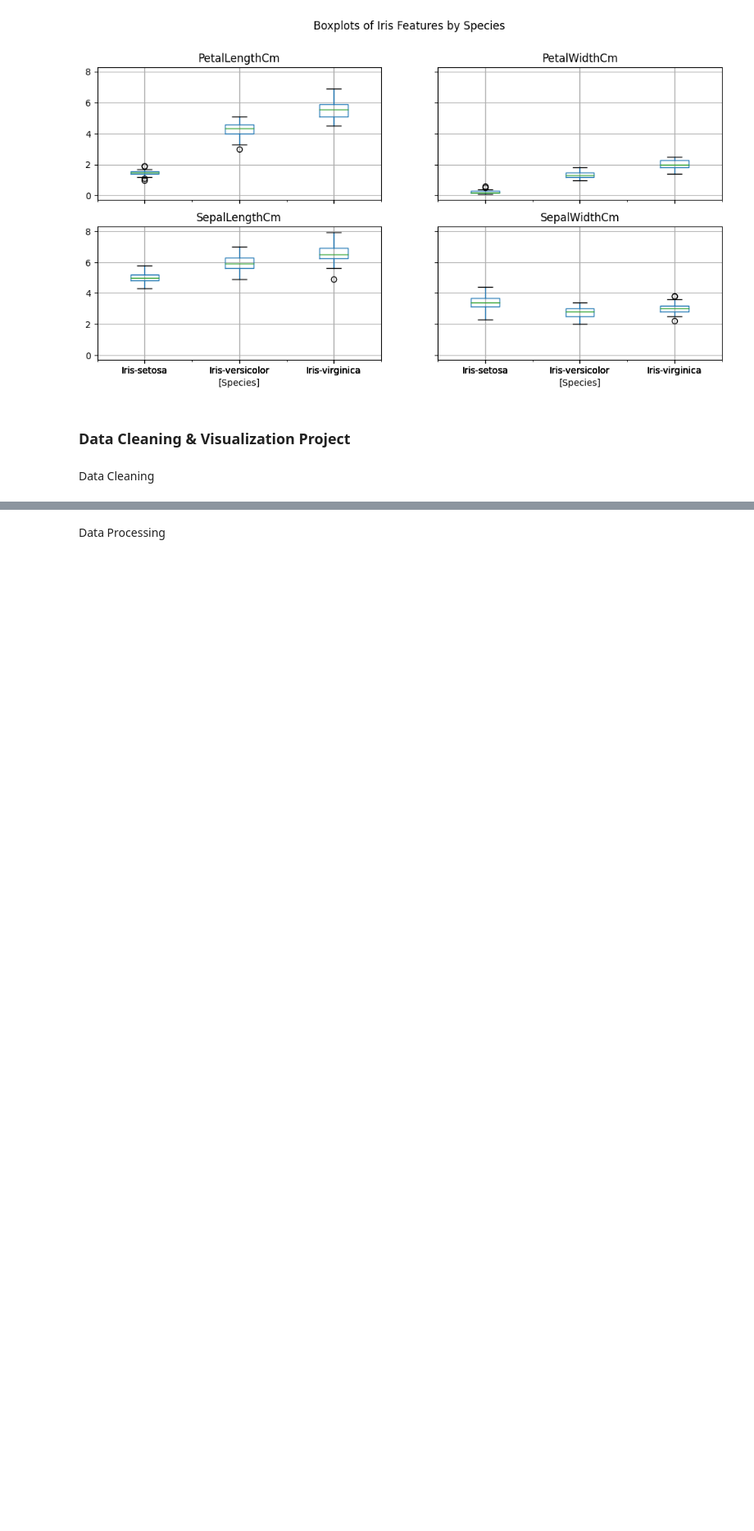
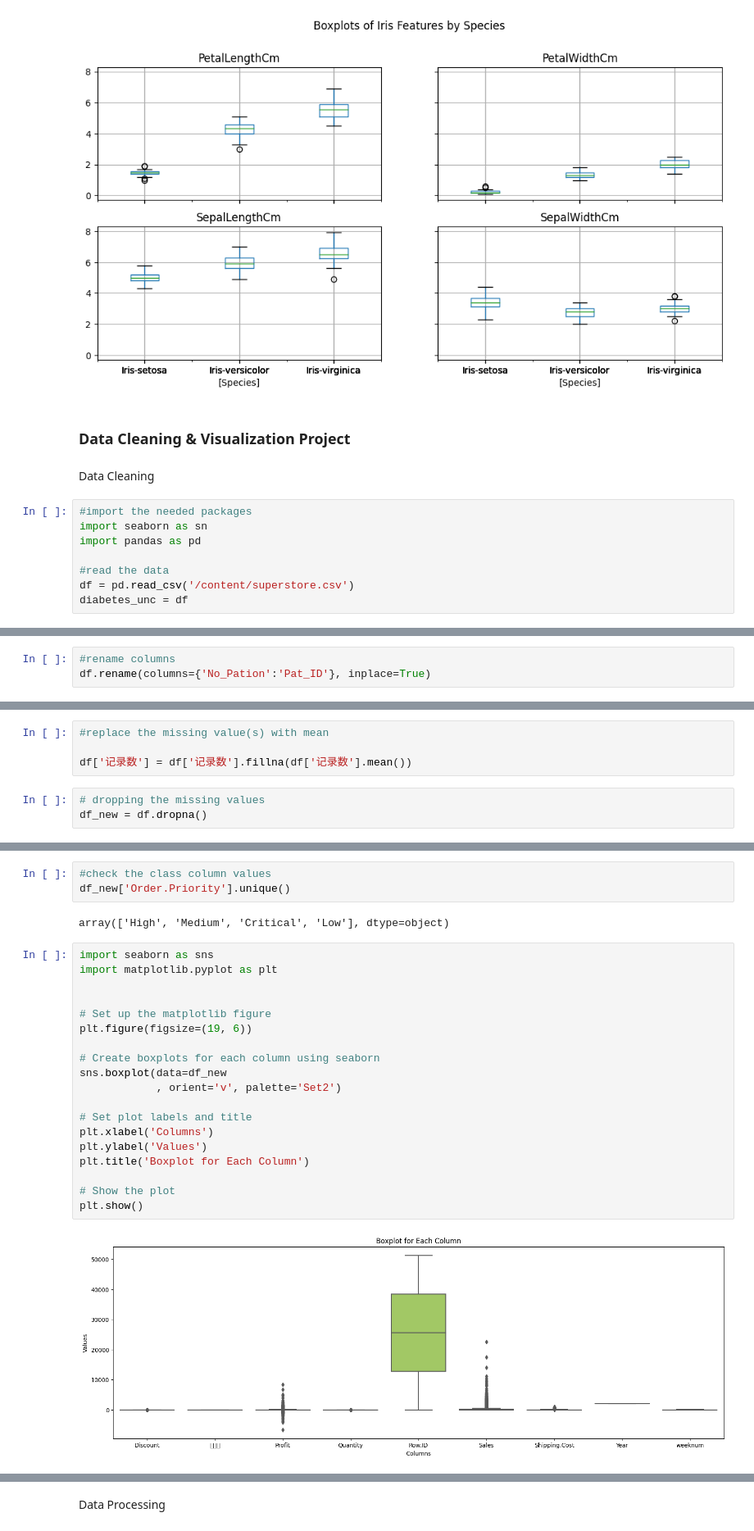
Before and after one commit to Monta243/Python1, a Jupyter notebook: Masar_Camp.ipynb, the cells around one changed output, grey strips where cells are left out. Shown at 82% size. Drawn from its saved outputs; the diff is of its cells as text; blank space fills up the shorter version.

```diff
--- a/Masar_Camp.ipynb
+++ b/Masar_Camp.ipynb
@@ -1905,3 +1905,11 @@ else:
 ### Data Cleaning & Visualization Project
 # %% [markdown]
 Data Cleaning
+# %%
+#import the needed packages
+import seaborn as sn
+import pandas as pd
+
+#read the data
+df = pd.read_csv('/content/superstore.csv')
+diabetes_unc = df
@@ -1907,0 +1938,3 @@ Data Cleaning
+# %%
+#rename columns
+df.rename(columns={'No_Pation':'Pat_ID'}, inplace=True)
@@ -1907,0 +1979,7 @@ Data Cleaning
+# %%
+#replace the missing value(s) with mean
+
+df['记录数'] = df['记录数'].fillna(df['记录数'].mean())
+# %%
+# dropping the missing values
+df_new = df.dropna()
@@ -1907,0 +2006,26 @@ Data Cleaning
+# %%
+#check the class column values
+df_new['Order.Priority'].unique()
+# %% [output]
+array(['High', 'Medium', 'Critical', 'Low'], dtype=object)
+# %%
+import seaborn as sns
+import matplotlib.pyplot as plt
+
+
+# Set up the matplotlib figure
+plt.figure(figsize=(19, 6))
+
+# Create boxplots for each column using seaborn
+sns.boxplot(data=df_new
+            , orient='v', palette='Set2')
+
+# Set plot labels and title
+plt.xlabel('Columns')
+plt.ylabel('Values')
+plt.title('Boxplot for Each Column')
+
+# Show the plot
+plt.show()
+# %% [output]
+[figure, added]
```
Also changed, not shown: parts of 32 cells of this notebook.
